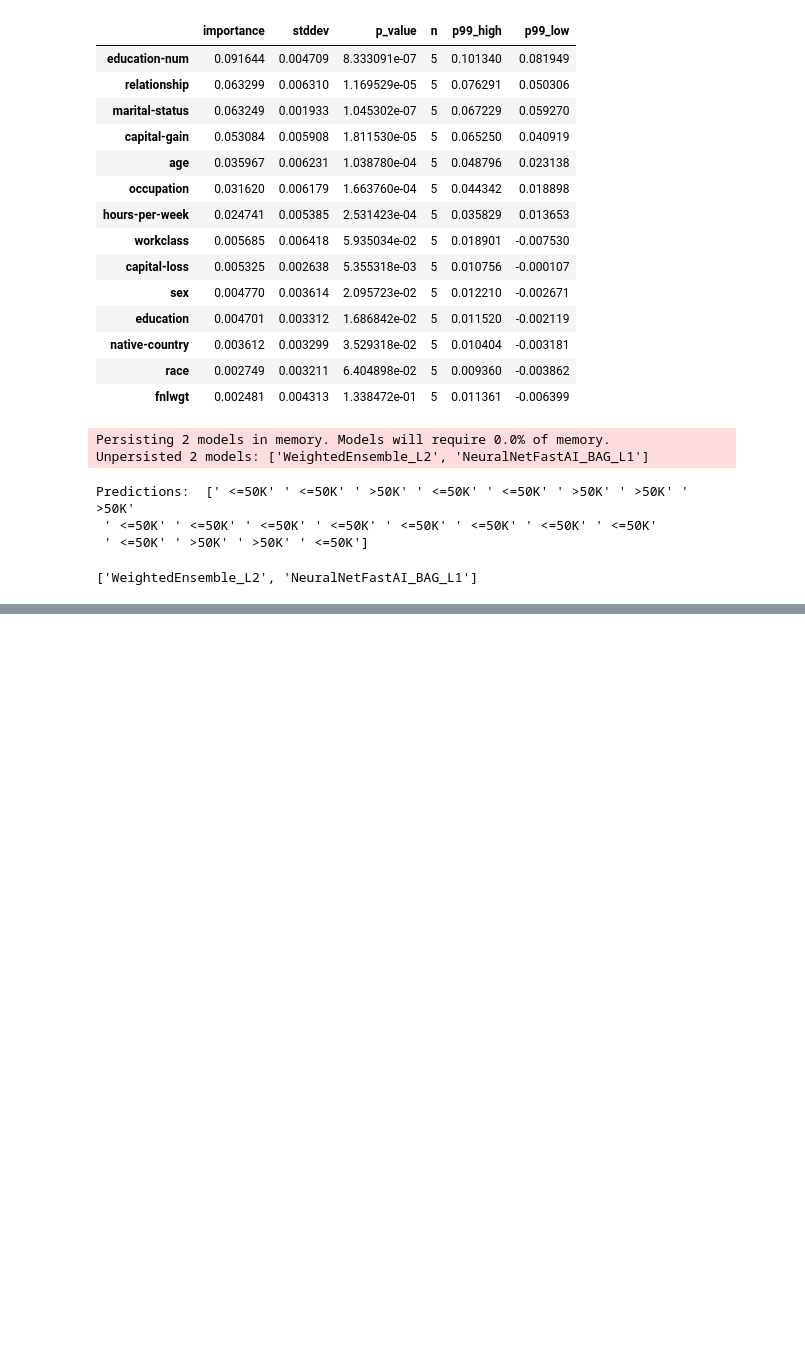
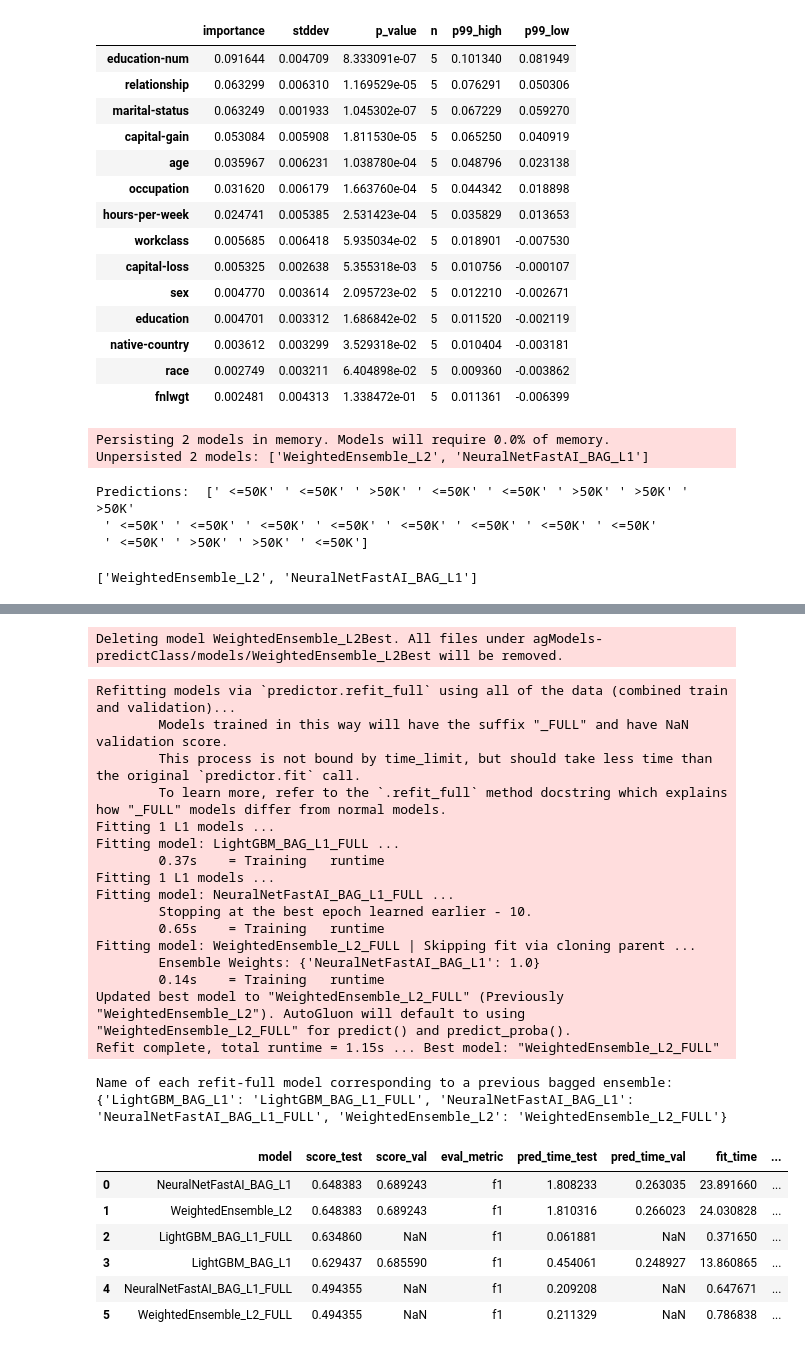
Before and after one commit to flyinacres/autogluon, a Jupyter notebook: autogluon-tabular-depth.ipynb, the cells around one changed output, grey strips where cells are left out. Saved outputs shown, nothing was run; the diff lists cells and outputs as text; code cells hidden in the pictures; blank space fills up the shorter version.

```diff
--- a/autogluon-tabular-depth.ipynb
+++ b/autogluon-tabular-depth.ipynb
@@ -451,0 +472,5 @@ Persisting 2 models in memory. Models will require 0.0% of memory.
+# %%
+additional_ensembles = predictor.fit_weighted_ensemble(expand_pareto_frontier=True)
+print("Alternative ensembles you can use for prediction:", additional_ensembles)
+
+predictor.leaderboard(only_pareto_frontier=True)
@@ -451,0 +487,37 @@ Persisting 2 models in memory. Models will require 0.0% of memory.
+# %%
+model_for_prediction = additional_ensembles[0]
+predictions = predictor.predict(test_data, model=model_for_prediction)
+predictor.delete_models(models_to_delete=additional_ensembles, dry_run=False)  # delete these extra models so they don't affect rest of tutorial
+# %% [output]
+Deleting model WeightedEnsemble_L2Best. All files under agModels-predictClass/models/WeightedEnsemble_L2Best will be removed.
+# %%
+refit_model_map = predictor.refit_full()
+print("Name of each refit-full model corresponding to a previous bagged ensemble:")
+print(refit_model_map)
+predictor.leaderboard(test_data)
+# %% [output]
+Refitting models via `predictor.refit_full` using all of the data (combined train and validation)...
+        Models trained in this way will have the suffix "_FULL" and have NaN validation score.
+        This process is not bound by time_limit, but should take less time than the original `predictor.fit` call.
+        To learn more, refer to the `.refit_full` method docstring which explains how "_FULL" models differ from normal models.
+Fitting 1 L1 models ...
+Fitting model: LightGBM_BAG_L1_FULL ...
+        0.37s    = Training   runtime
+Fitting 1 L1 models ...
+Fitting model: NeuralNetFastAI_BAG_L1_FULL ...
+        Stopping at the best epoch learned earlier - 10.
+        0.65s    = Training   runtime
+Fitting model: WeightedEnsemble_L2_FULL | Skipping fit via cloning parent ...
+        Ensemble Weights: {'NeuralNetFastAI_BAG_L1': 1.0}
+        0.14s    = Training   runtime
+Updated best model to "WeightedEnsemble_L2_FULL" (Previously "WeightedEnsemble_L2"). AutoGluon will default to using "WeightedEnsemble_L2_FULL" for predict() and predict_proba().
+Refit complete, total runtime = 1.15s ... Best model: "WeightedEnsemble_L2_FULL"
+Name of each refit-full model corresponding to a previous bagged ensemble:
+{'LightGBM_BAG_L1': 'LightGBM_BAG_L1_FULL', 'NeuralNetFastAI_BAG_L1': 'NeuralNetFastAI_BAG_L1_FULL', 'WeightedEnsemble_L2': 'WeightedEnsemble_L2_FULL'}
+|  | model | score_test | score_val | eval_metric | pred_time_test | pred_time_val | fit_time | ... |
+| 0 | NeuralNetFastAI_BAG_L1 | 0.648383 | 0.689243 | f1 | 1.808233 | 0.263035 | 23.891660 | ... |
+| 1 | WeightedEnsemble_L2 | 0.648383 | 0.689243 | f1 | 1.810316 | 0.266023 | 24.030828 | ... |
+| 2 | LightGBM_BAG_L1_FULL | 0.634860 | NaN | f1 | 0.061881 | NaN | 0.371650 | ... |
+| 3 | LightGBM_BAG_L1 | 0.629437 | 0.685590 | f1 | 0.454061 | 0.248927 | 13.860865 | ... |
+| 4 | NeuralNetFastAI_BAG_L1_FULL | 0.494355 | NaN | f1 | 0.209208 | NaN | 0.647671 | ... |
+| 5 | WeightedEnsemble_L2_FULL | 0.494355 | NaN | f1 | 0.211329 | NaN | 0.786838 | ... |
```
Also changed, not shown: parts of 2 cells of this notebook.
